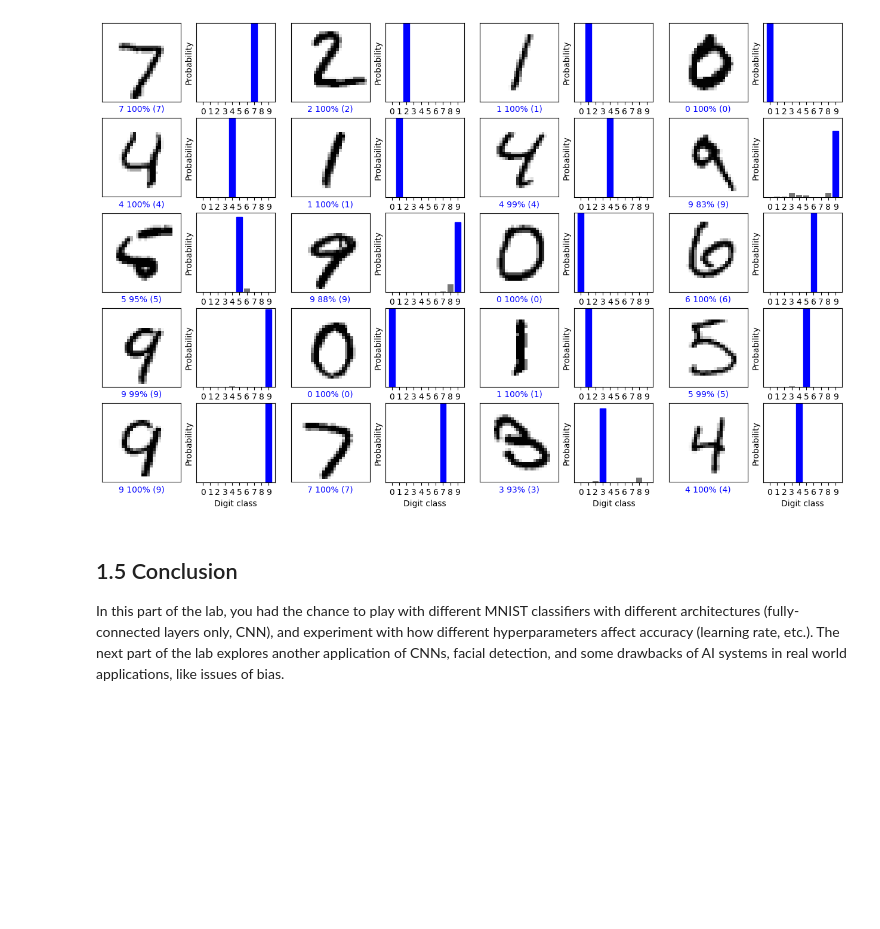
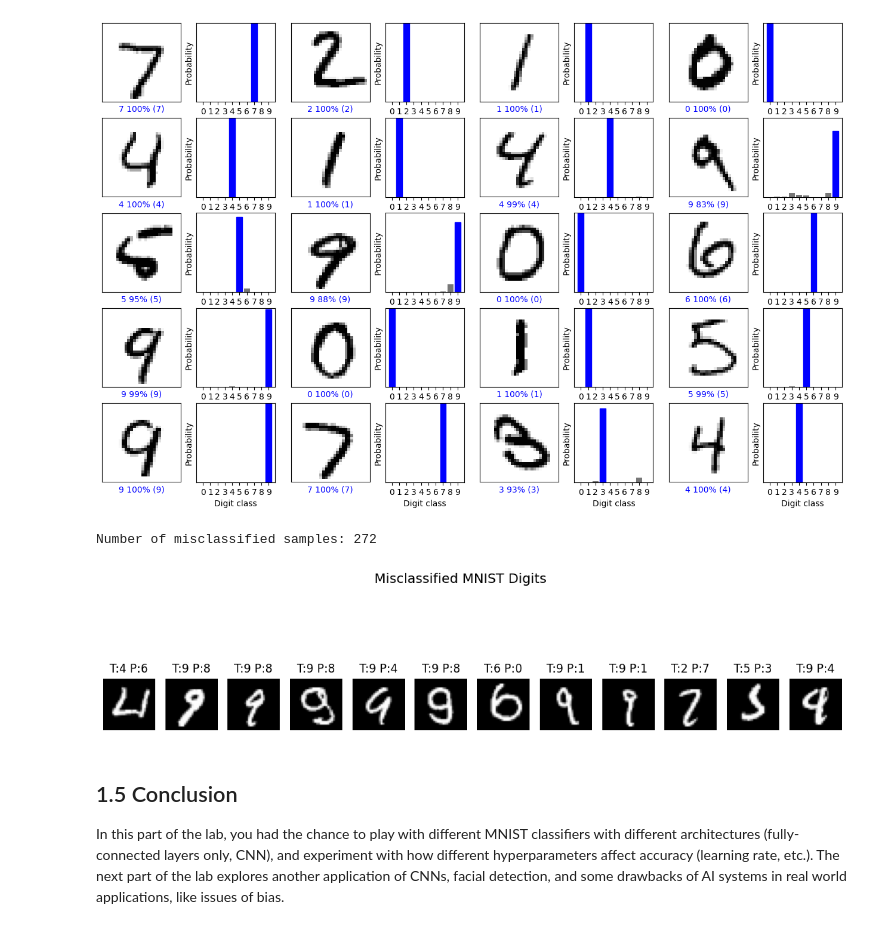
Before and after one commit to code-joswin/Deep-Learning, a Jupyter notebook: lab2/PT_Part1_MNIST.ipynb, the cells around one changed output. Saved outputs shown, nothing was run; the diff lists cells and outputs as text; code cells hidden in the pictures; blank space fills up the shorter version.

```diff
--- a/lab2/PT_Part1_MNIST.ipynb
+++ b/lab2/PT_Part1_MNIST.ipynb
@@ -648,6 +648,37 @@ comet_model_2.log_figure(figure=plt)
 comet_model_2.end()
 # %% [output]
 [figure]
+# %%
+# --------------------------------------------------
+# 1. Get predicted class labels
+# --------------------------------------------------
+predicted_labels = np.argmax(predictions, axis=1)
+
+# --------------------------------------------------
+# 2. Find indices where prediction is wrong
+# --------------------------------------------------
+misclassified_indices = np.where(predicted_labels != test_labels)[0]
+
+print(f"Number of misclassified samples: {len(misclassified_indices)}")
+
+# --------------------------------------------------
+# 3. Plot misclassified images
+# --------------------------------------------------
+num_examples = 5  # how many wrong examples to show
+plt.figure(figsize=(14, 4), facecolor='white')
+
+for i, idx in enumerate(misclassified_indices[:12]):
+    ax = plt.subplot(1, 12, i + 1)
+    ax.set_facecolor('white')          # axes background
+    plt.imshow(test_images[idx][0], cmap='gray')
+    plt.title(f"T:{test_labels[idx]} P:{predicted_labels[idx]}")
+    plt.axis('off')
+
+plt.suptitle("Misclassified MNIST Digits", fontsize=14)
+plt.show()
+# %% [output]
+Number of misclassified samples: 272
+[figure, added]
 # %% [markdown]
 ## 1.5 Conclusion
 In this part of the lab, you had the chance to play with different MNIST classifiers with different architectures (fully-connected layers only, CNN), and experiment with how different hyperparameters affect accuracy (learning rate, etc.). The next part of the lab explores another application of CNNs, facial detection, and some drawbacks of AI systems in real world applications, like issues of bias.
```
